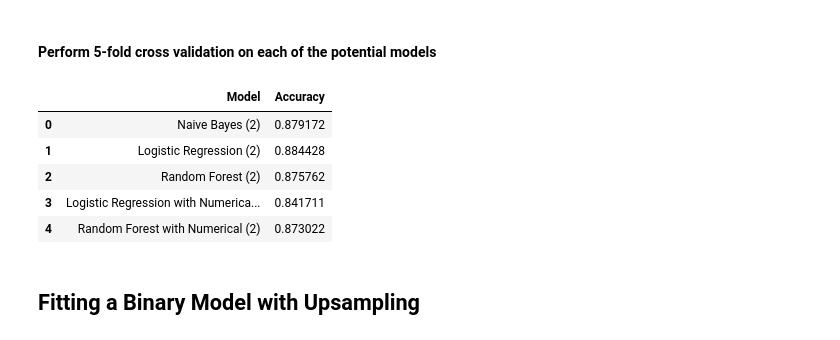
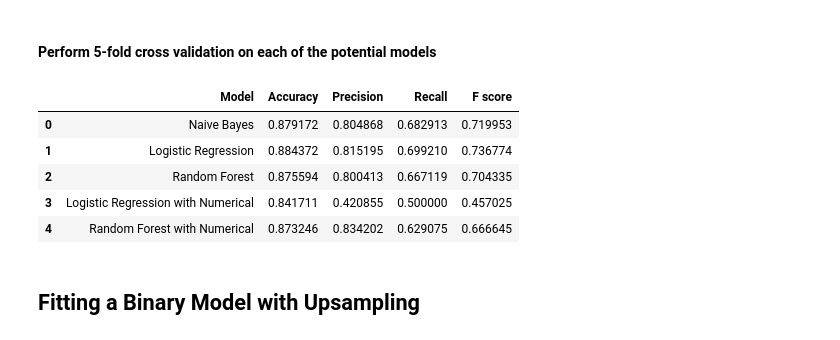
Before and after one commit to lcoda/Twitter-Climate-Change-Sentiment-Analysis, a Jupyter notebook: Initial Model Fitting.ipynb, the cells around one changed output. Cells and saved outputs as stored; diff of their text form; code cells hidden in the pictures.

```diff
--- a/Initial Model Fitting.ipynb
+++ b/Initial Model Fitting.ipynb
@@ -35,20 +36,23 @@ rf = random_forest(X_train["clean text"].values, y_train.values)
 log_with_numeric = logistic(X_train["clean text"].values, y_train.values, X_train_numerical.values)
 rf_with_numeric = random_forest(X_train["clean text"].values, y_train.values, X_train_numerical.values)
 # %%
-binary_df = pd.DataFrame(data ={'Model':['Naive Bayes (2)',
-                                         'Logistic Regression (2)',
-                                         'Random Forest (2)',
-                                         'Logistic Regression with Numerical (2)',
-                                         'Random Forest with Numerical (2)'],
-                                'Accuracy': [nb,log,rf,log_with_numeric,rf_with_numeric] } )
+binary_df = pd.DataFrame(data ={'Model':['Naive Bayes',
+                                         'Logistic Regression',
+                                         'Random Forest',
+                                         'Logistic Regression with Numerical',
+                                         'Random Forest with Numerical'],
+                                'Accuracy': [nb[0],log[0],rf[0],log_with_numeric[0],rf_with_numeric[0]],
+                                'Precision': [nb[1],log[1],rf[1],log_with_numeric[1],rf_with_numeric[1]],
+                                'Recall': [nb[2],log[2],rf[2],log_with_numeric[2],rf_with_numeric[2]],
+                                'F score': [nb[3],log[3],rf[3],log_with_numeric[3],rf_with_numeric[3]]})
 binary_df
 # %% [output]
-|  | Model | Accuracy |
-| 0 | Naive Bayes (2) | 0.879172 |
-| 1 | Logistic Regression (2) | 0.884428 |
-| 2 | Random Forest (2) | 0.875762 |
-| 3 | Logistic Regression with Numerica... | 0.841711 |
-| 4 | Random Forest with Numerical (2) | 0.873022 |
+|  | Model | Accuracy | Precision | Recall | F score |
+| 0 | Naive Bayes | 0.879172 | 0.804868 | 0.682913 | 0.719953 |
+| 1 | Logistic Regression | 0.884372 | 0.815195 | 0.699210 | 0.736774 |
+| 2 | Random Forest | 0.875594 | 0.800413 | 0.667119 | 0.704335 |
+| 3 | Logistic Regression with Numerical | 0.841711 | 0.420855 | 0.500000 | 0.457025 |
+| 4 | Random Forest with Numerical | 0.873246 | 0.834202 | 0.629075 | 0.666645 |
 # %% [markdown]
 ## Fitting a Binary Model with Upsampling
 # %% [markdown]
```
Also changed, not shown: parts of 6 cells of this notebook, 1 other file.
